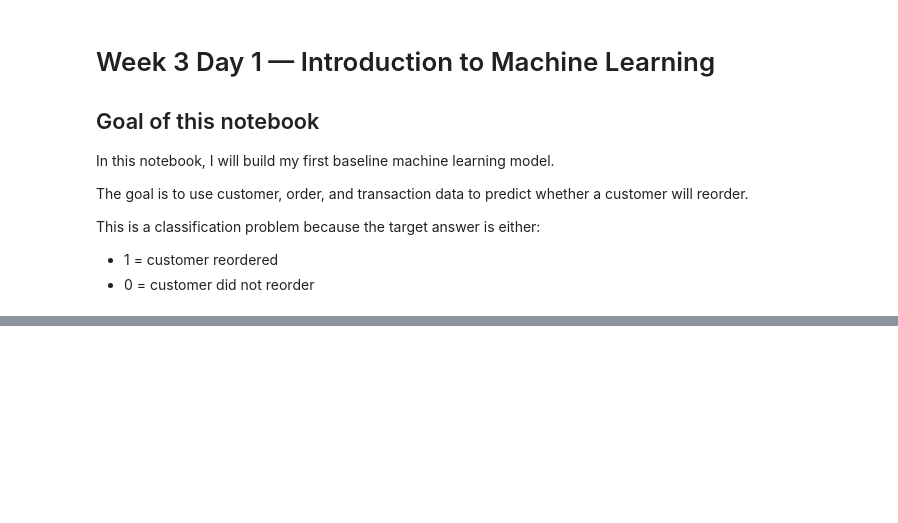
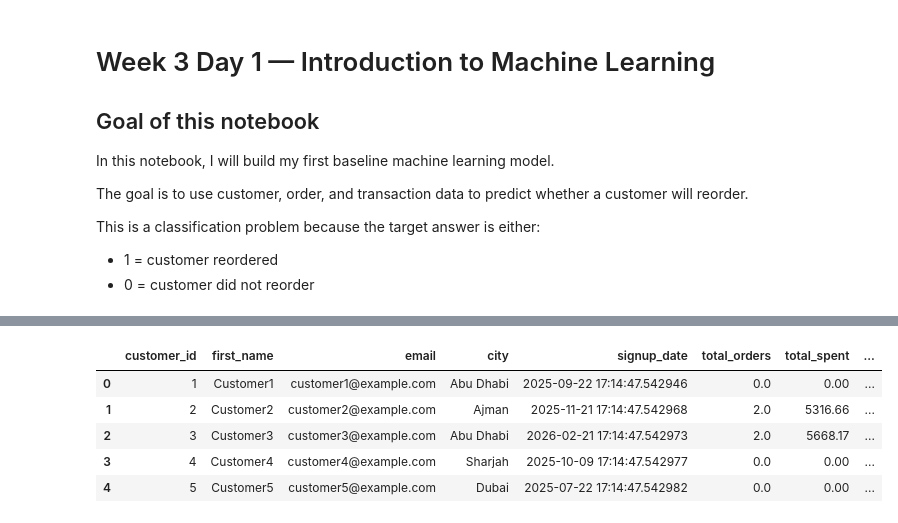
Before and after one commit to AbdullaAbuOrabi/intern-bootcamp, a Jupyter notebook: 06_ml/ml_intro.ipynb, the cells around one changed output, grey strips where cells are left out. Cells and saved outputs as stored; diff of their text form; code cells hidden in the pictures; blank space fills up the shorter version.

```diff
--- a/06_ml/ml_intro.ipynb
+++ b/06_ml/ml_intro.ipynb
@@ -22,0 +145,13 @@ This is a classification problem because the target answer is either:
+# %%
+ml_data[["total_orders", "total_spent", "average_order_amount", "successful_payments"]] = ml_data[
+    ["total_orders", "total_spent", "average_order_amount", "successful_payments"]
+].fillna(0)
+
+ml_data.head()
+# %% [output]
+|  | customer_id | first_name | email | city | signup_date | total_orders | total_spent | ... |
+| 0 | 1 | Customer1 | customer1@example.com | Abu Dhabi | 2025-09-22 17:14:47.542946 | 0.0 | 0.00 | ... |
+| 1 | 2 | Customer2 | customer2@example.com | Ajman | 2025-11-21 17:14:47.542968 | 2.0 | 5316.66 | ... |
+| 2 | 3 | Customer3 | customer3@example.com | Abu Dhabi | 2026-02-21 17:14:47.542973 | 2.0 | 5668.17 | ... |
+| 3 | 4 | Customer4 | customer4@example.com | Sharjah | 2025-10-09 17:14:47.542977 | 0.0 | 0.00 | ... |
+| 4 | 5 | Customer5 | customer5@example.com | Dubai | 2025-07-22 17:14:47.542982 | 0.0 | 0.00 | ... |
```
Also changed, not shown: parts of 22 cells of this notebook, 14 other files.
